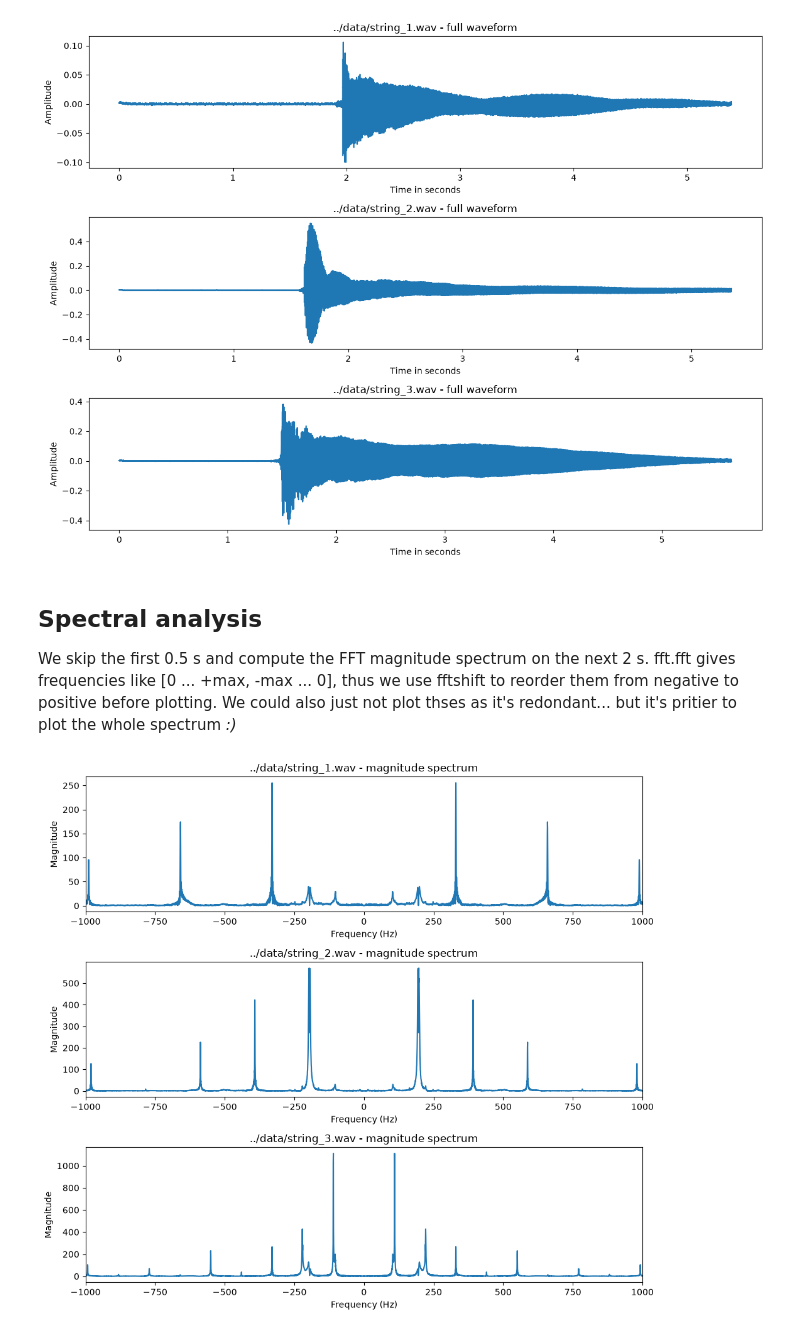
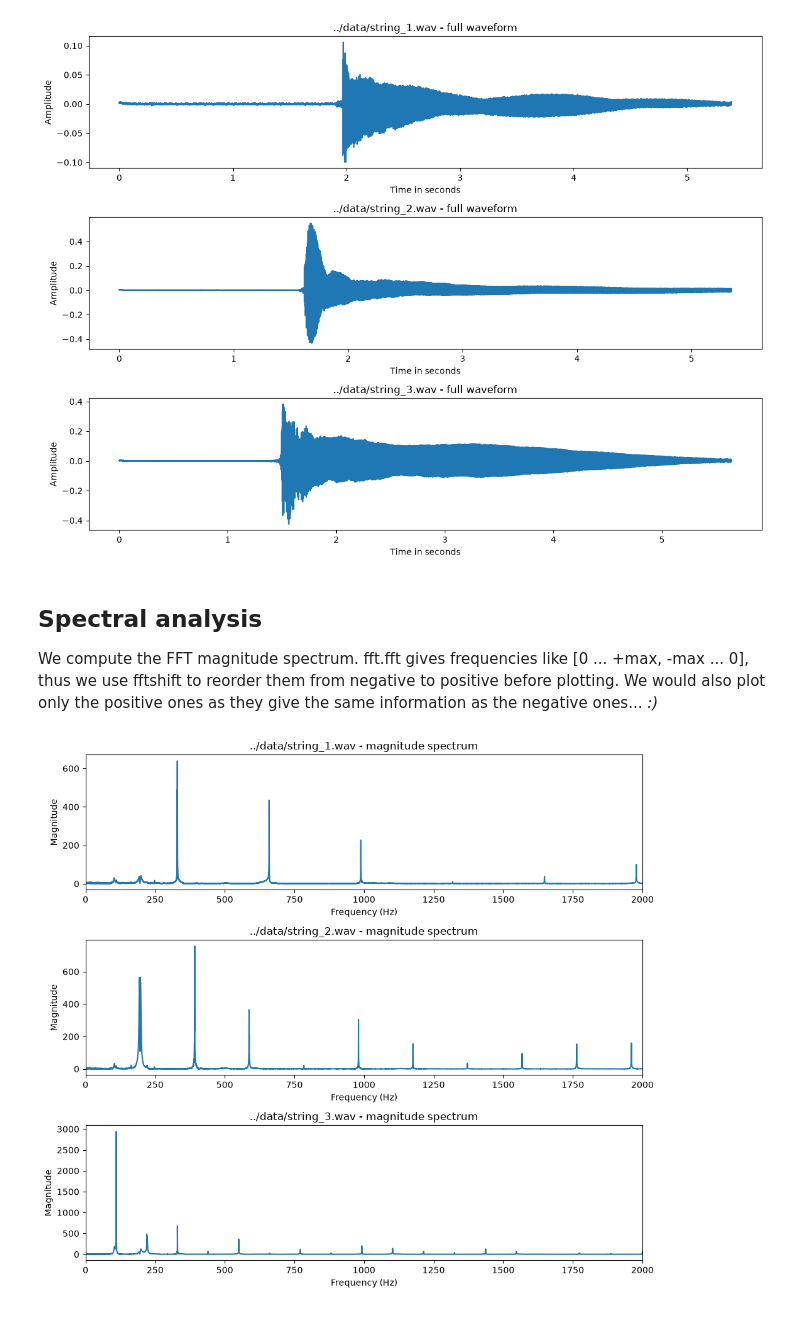
Before and after one commit to aleksanyan-volodya/M2_Signal_Processing, a Jupyter notebook: TP1/audio.ipynb, the cells around one changed output. Saved outputs shown, nothing was run; the diff lists cells and outputs as text; code cells hidden in the pictures.

Commit message:
audio file perfect, image right. I just want to add colored photo too

```diff
--- a/TP1/audio.ipynb
+++ b/TP1/audio.ipynb
@@ -75,30 +75,26 @@ plt.show()
 # %% [markdown]
 ## Spectral analysis
 
-We skip the first 0.5 s and compute the FFT magnitude spectrum on the next 2 s. fft.fft gives frequencies like [0 ... +max, -max ... 0], thus we use fftshift to reorder them from negative to positive before plotting. We could also just not plot thses as it's redondant... but it's pritier to plot the whole spectrum *:)*
+We compute the FFT magnitude spectrum. fft.fft gives frequencies like [0 ... +max, -max ... 0], thus we use fftshift to reorder them from negative to positive before plotting. We would also plot only the positive ones as they give the same information as the negative ones... *:)*
 # %%
 spectra = {}
 
 fig, axes = plt.subplots(len(FILES), 1, figsize=(10, 3 * len(FILES)))
 
 for i, f in enumerate(FILES):
     sr, data = signals[f]
 
-    start = int(sr/2)
-    end = min(start + int(2 * sr), len(data))
-    segment = data[start:end]
-
-    spectrum = np.abs(fftshift(fft(segment)))
-    freqs = fftshift(fftfreq(len(segment), 1 / sr))
+    spectrum = np.abs(fftshift(fft(data)))
+    freqs = fftshift(fftfreq(len(data), 1 / sr))
     spectra[f] = (freqs, spectrum)
 
     axes[i].plot(freqs, spectrum)
-    axes[i].set_xlim(-1000, 1000)
+    axes[i].set_xlim(0, 2000)
     axes[i].set_title(f"{f} - magnitude spectrum")
     axes[i].set_xlabel("Frequency (Hz)")
     axes[i].set_ylabel("Magnitude")
 
 plt.tight_layout()
 plt.show()
 # %% [output]
-[figure, old version]
+[figure, new version]
```
Also changed, not shown: parts of 9 cells of this notebook, 1 other file.
